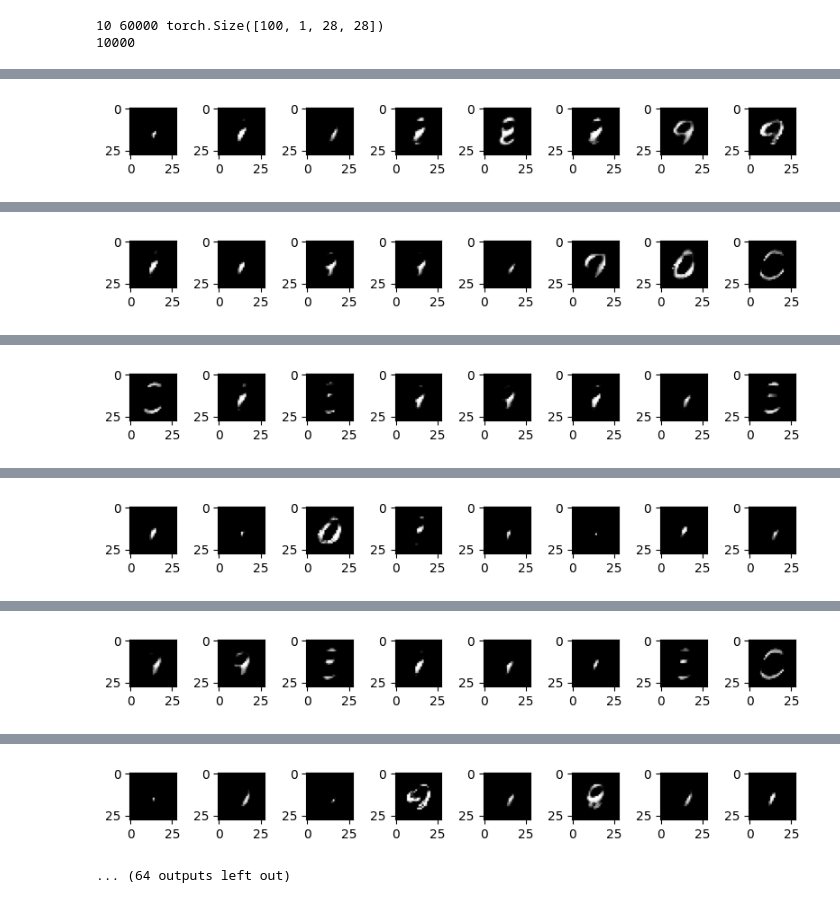
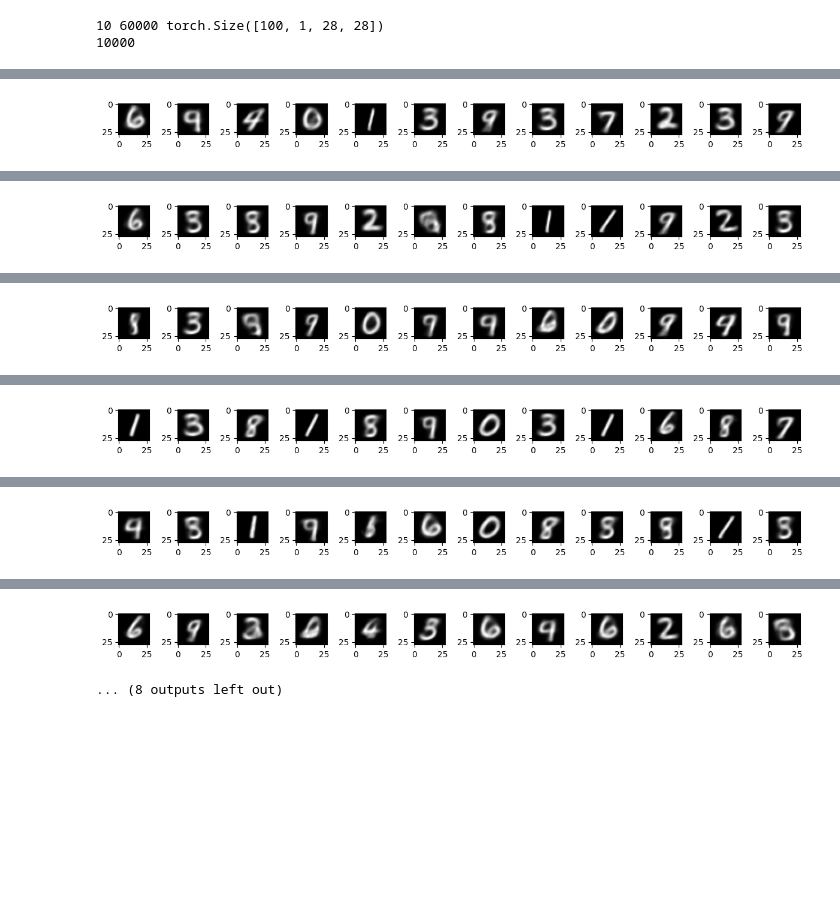
Before and after one commit to cnhzgb/MachineL, a Jupyter notebook: VAE_Linear_MNIST.ipynb, the cells around one changed output, grey strips where cells are left out. Drawn from its saved outputs; the diff is of its cells as text; code cells hidden in the pictures; blank space fills up the shorter version.

```diff
--- a/VAE_Linear_MNIST.ipynb
+++ b/VAE_Linear_MNIST.ipynb
@@ -14,20 +14,25 @@ from torchsummary import summary
 from einops import rearrange
 import time
 import torch.nn.functional as F
+import os
 
 device = "cuda" if torch.cuda.is_available() else "cpu"
 device = torch.device("mps")
 print(torch.backends.mps.is_available(), torch.backends.mps.is_built(), device)
+
+check_point_path = '/Users/bin.guanb/code/MachineL/model_state/VAE_CNN_MNIST'
+epoch_cnt = 0
+total_loss = []
 # %% [output]
 True True mps
 # %%
-trans = transforms.Compose([transforms.ToTensor(), transforms.Normalize(mean=[0.5],std=[0.5])])
+trans = transforms.Compose([transforms.ToTensor()])
 dataset = datasets.MNIST(root="/Users/bin.guanb/code/MachineL/dataset/", transform=trans, download=True, train=True) # 6W张图片, 10种分类
 loader = DataLoader(dataset, batch_size=100, shuffle=True)
 batch_num,(image, label) = next(enumerate(loader))
 print(len(dataset.classes), len(dataset), image.shape) # 10; 6W; 100,1,28,28
 
-trans_test = transforms.Compose([transforms.ToTensor(), transforms.Normalize(mean=[0.5],std=[0.5])])
+trans_test = transforms.Compose([transforms.ToTensor()])
 dataset_test = datasets.MNIST(root="/Users/bin.guanb/code/MachineL/dataset/", transform=trans_test, download=True, train=False) # 1W张图片
 loader_test = DataLoader(dataset_test, batch_size=100, shuffle=True)
 print(len(dataset_test))
@@ -65,31 +80,31 @@ optimizer = torch.optim.Adam(model.parameters(), lr = 1e-4)
 # %%
-for epoch in range(1,20):
-  total_loss = []
+for oneRound in range(1,100):
+  epoch_loss = []
   startTime = time.time()
   for batch_idx, (img, label) in enumerate(loader):
     img = img.to(device)
     label = label.to(device)
-    gen_img, mu, logvar = model(img)
+    gen_img, mean, logvar = model(img)
 
-    genLoss = gen_loss(gen_img, img)
-    klLoss = kl_loss(mu, logvar)
-    loss = (genLoss + klLoss) / 100
+    loss = model.gen_loss(gen_img, img) + model.kl_loss(mean, logvar)
 
     optimizer.zero_grad()
     loss.backward()
     optimizer.step()
 
-    total_loss.append(loss.item())
+    epoch_loss.append(loss.item())
 
-    if(batch_idx % 300 == 299):
-      print("epoch:{} batch:{} loss:{:.2f} mean:{:.2f} time:{:.1f}".format(
-          epoch, batch_idx, loss, np.mean(total_loss), time.time()-startTime))
-      with torch.no_grad():
-        fig, axs = plt.subplots(1, 8, figsize=(8, 1))
-        for i, ax in enumerate(axs.flatten()):
-          ax.imshow(gen_img[i][0].cpu(), cmap='gray')
-        plt.tight_layout()
-        plt.show()
+  epoch_cnt += 1
+  total_loss.append(np.mean(epoch_loss))
+  costTime = time.time() - startTime
 
-      startTime = time.time()
+  if epoch_cnt % 10 == 9:
+    print("epoch:{} loss:{:.2f} time:{:.1f}".format(
+           epoch_cnt, np.mean(epoch_loss), costTime))
+    with torch.no_grad():
+      fig, axs = plt.subplots(1, 12, figsize=(12, 1))
+      for i, ax in enumerate(axs.flatten()):
+        ax.imshow(gen_img[i][0].cpu(), cmap='gray')
+      plt.tight_layout()
+      plt.show()
 # %% [output]
@@ -97 +112 @@ epoch:1 batch:299 loss:-50585.86 mean:-52901.47 time:3.3
-[figure, old version]
+[figure, new version]
@@ -99 +114 @@ epoch:1 batch:599 loss:-51198.18 mean:-52850.12 time:3.4
-[figure, old version]
+[figure, new version]
@@ -101 +116 @@ epoch:2 batch:299 loss:-52071.06 mean:-52904.65 time:3.3
-[figure, old version]
+[figure, new version]
@@ -103 +118 @@ epoch:2 batch:599 loss:-52699.20 mean:-52902.14 time:3.2
-[figure, old version]
+[figure, new version]
@@ -105 +120 @@ epoch:3 batch:299 loss:-52739.52 mean:-52945.47 time:3.2
-[figure, old version]
+[figure, new version]
@@ -107,2 +122,2 @@ epoch:3 batch:599 loss:-51072.96 mean:-52945.76 time:3.3
-[figure, old version]
+[figure, new version]
-... (64 outputs left out)
+... (8 outputs left out)
```
Also changed, not shown: parts of 4 cells of this notebook.
